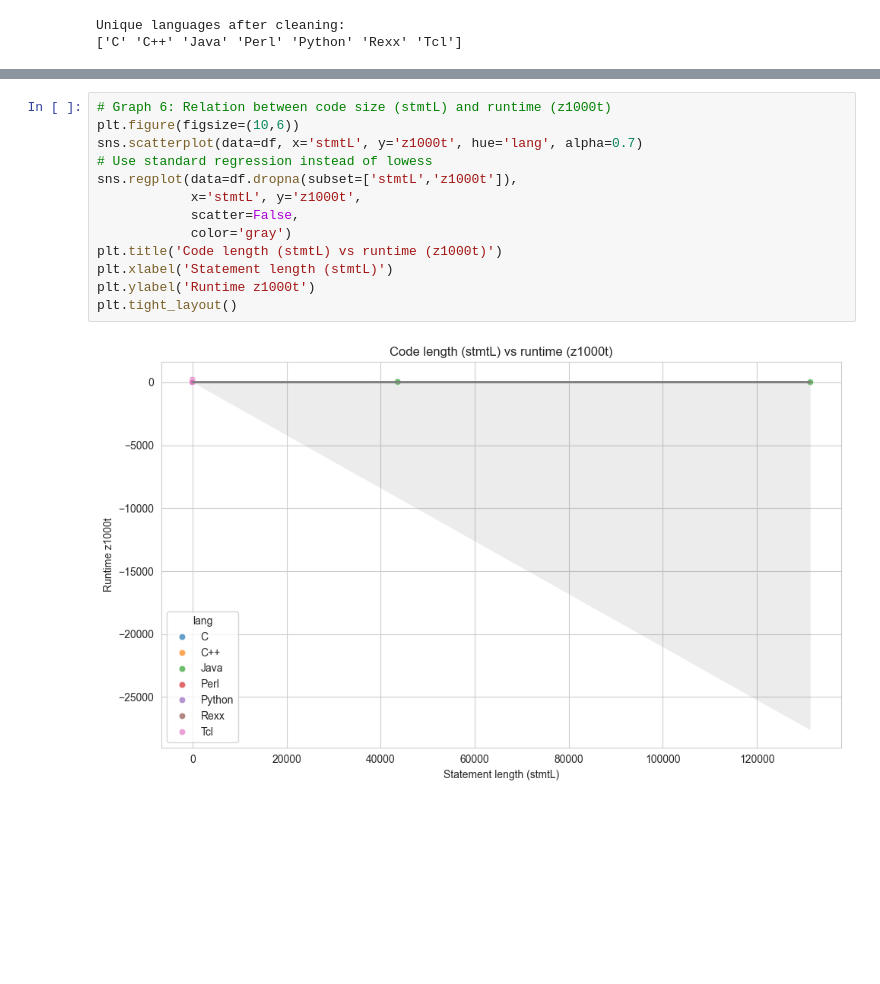
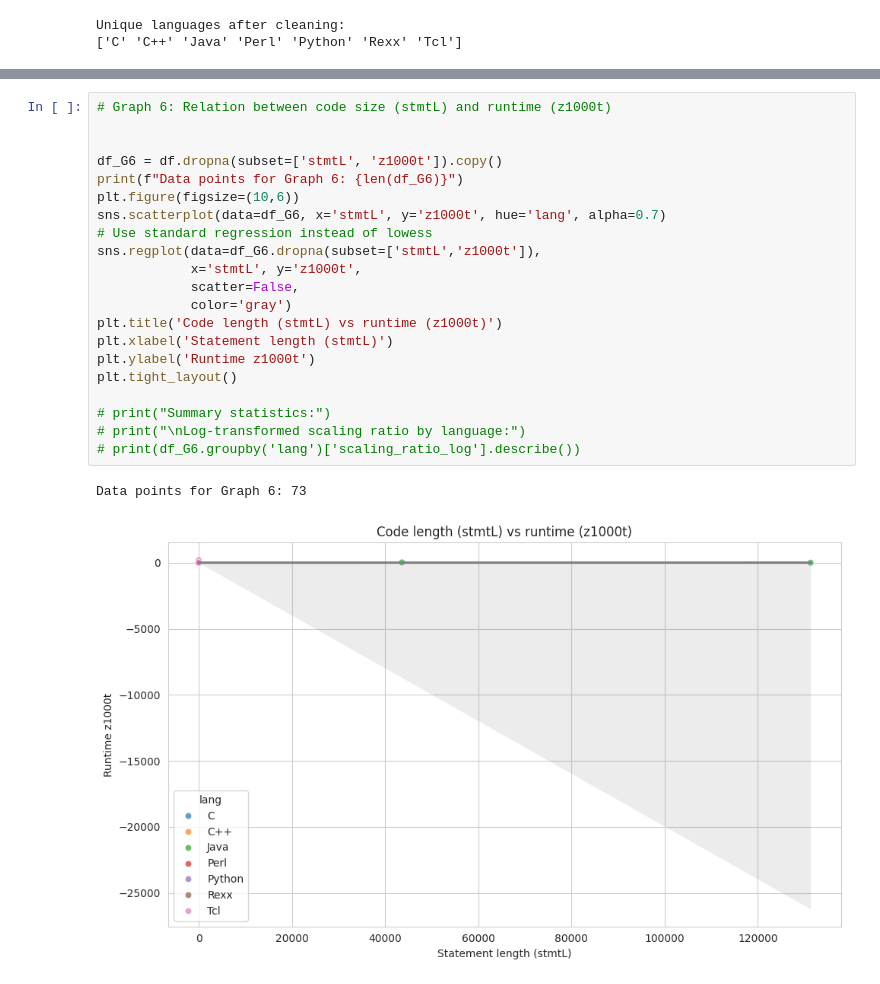
Before and after one commit to Nasro33/assignment3, a Jupyter notebook: main copy.ipynb, the cells around one changed output, grey strips where cells are left out. Drawn from its saved outputs; the diff is of its cells as text; blank space fills up the shorter version.

```diff
--- a/main copy.ipynb
+++ b/main copy.ipynb
@@ -91,16 +91,25 @@ plt.tight_layout()
 # %%
 # Graph 6: Relation between code size (stmtL) and runtime (z1000t)
+
+
+df_G6 = df.dropna(subset=['stmtL', 'z1000t']).copy()
+print(f"Data points for Graph 6: {len(df_G6)}")
 plt.figure(figsize=(10,6))
-sns.scatterplot(data=df, x='stmtL', y='z1000t', hue='lang', alpha=0.7)
+sns.scatterplot(data=df_G6, x='stmtL', y='z1000t', hue='lang', alpha=0.7)
 # Use standard regression instead of lowess
-sns.regplot(data=df.dropna(subset=['stmtL','z1000t']),
+sns.regplot(data=df_G6.dropna(subset=['stmtL','z1000t']),
             x='stmtL', y='z1000t',
             scatter=False,
             color='gray')
 plt.title('Code length (stmtL) vs runtime (z1000t)')
 plt.xlabel('Statement length (stmtL)')
 plt.ylabel('Runtime z1000t')
 plt.tight_layout()
+
+# print("Summary statistics:")
+# print("\nLog-transformed scaling ratio by language:")
+# print(df_G6.groupby('lang')['scaling_ratio_log'].describe())
 # %% [output]
+Data points for Graph 6: 73
-[figure, old version]
+[figure, new version]
 # %%
```
Also changed, not shown: parts of 4 cells of this notebook, 3 other files.
